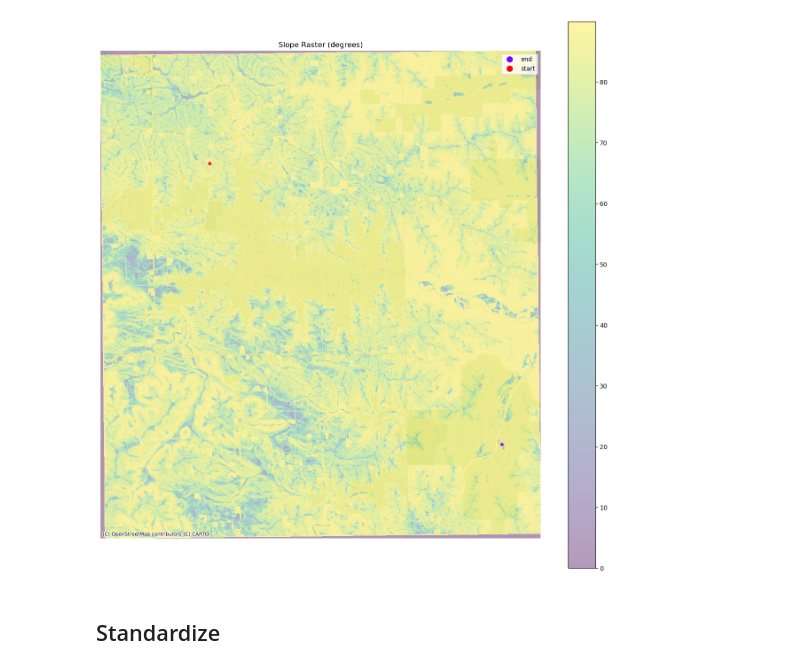
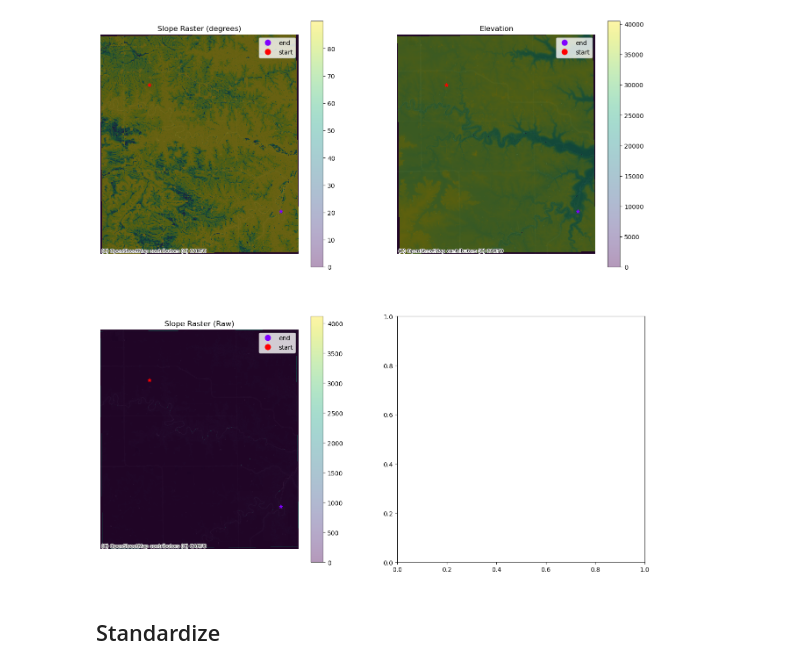
Before and after one commit to RwHendrickson/GIS5571, a Jupyter notebook: Lab02/Part_2/4_Standardize.ipynb, the cells around one changed output. Saved outputs shown, nothing was run; the diff lists cells and outputs as text; code cells hidden in the pictures.

```diff
--- a/Lab02/Part_2/4_Standardize.ipynb
+++ b/Lab02/Part_2/4_Standardize.ipynb
@@ -103,26 +103,61 @@ slope_deg = np.degrees(np.arctan(slope))
 # %%
 # Plot it
 
-f, ax = plt.subplots(1, figsize=(16,16)) # Initialize frame
+f, axes = plt.subplots(2,2, figsize=(16,16)) # Initialize frame
 
+axs = axes.flatten()
 
-art = ax.pcolormesh(raster[0], raster[1], slope_deg.T, shading='auto', cmap = 'viridis', alpha = 0.4) # Plot interpolation
+art = axs[0].pcolormesh(raster[0], raster[1], slope_deg.T, shading='auto', cmap = 'viridis', alpha = 0.4) # Plot interpolation
 
-f.colorbar(art, ax = ax) # Add colorbar
+f.colorbar(art, ax = axs[0]) # Add colorbar
 title = '''Slope Raster (degrees)'''
-ax.set_title(title) # Add title
-ax.set_axis_off()
+axs[0].set_title(title) # Add title
+axs[0].set_axis_off()
 
-trip.plot(column = 'type', cmap = 'rainbow', legend = True, marker = '*', ax = ax)
+trip.plot(column = 'type', cmap = 'rainbow', legend = True, marker = '*', ax = axs[0])
 
 # Add basemap
 
-ctx.add_basemap(ax = ax,
+ctx.add_basemap(ax = axs[0],
                        crs = 'EPSG:26915',
-                       source=ctx.providers.CartoDB.Voyager
+                       source=ctx.providers.CartoDB.DarkMatter
                       )
 
+
+art = axs[1].pcolormesh(raster[0], raster[1], elevation.T, shading='auto', cmap = 'viridis', alpha = 0.4) # Plot interpolation
+
+f.colorbar(art, ax = axs[1]) # Add colorbar
+title = '''Elevation'''
+axs[1].set_title(title) # Add title
+axs[1].set_axis_off()
+
+trip.plot(column = 'type', cmap = 'rainbow', legend = True, marker = '*', ax = axs[1])
+
+# Add basemap
+
+ctx.add_basemap(ax = axs[1],
+                       crs = 'EPSG:26915',
+                       source=ctx.providers.CartoDB.DarkMatter
+                      )
+
+art = axs[2].pcolormesh(raster[0], raster[1], slope.T, shading='auto', cmap = 'viridis', alpha = 0.4) # Plot interpolation
+
+f.colorbar(art, ax = axs[2]) # Add colorbar
+title = '''Slope Raster (Raw)'''
+axs[2].set_title(title) # Add title
+axs[2].set_axis_off()
+
+trip.plot(column = 'type', cmap = 'rainbow', legend = True, marker = '*', ax = axs[2])
+
+# Add basemap
+
+ctx.add_basemap(ax = axs[2],
+                       crs = 'EPSG:26915',
+                       source=ctx.providers.CartoDB.DarkMatter
+                      )
+
+
 plt.show()
 # %% [output]
-[figure, old version]
+[figure, new version]
 # %%
```
Also changed, not shown: parts of 3 cells of this notebook, 5 other files.
